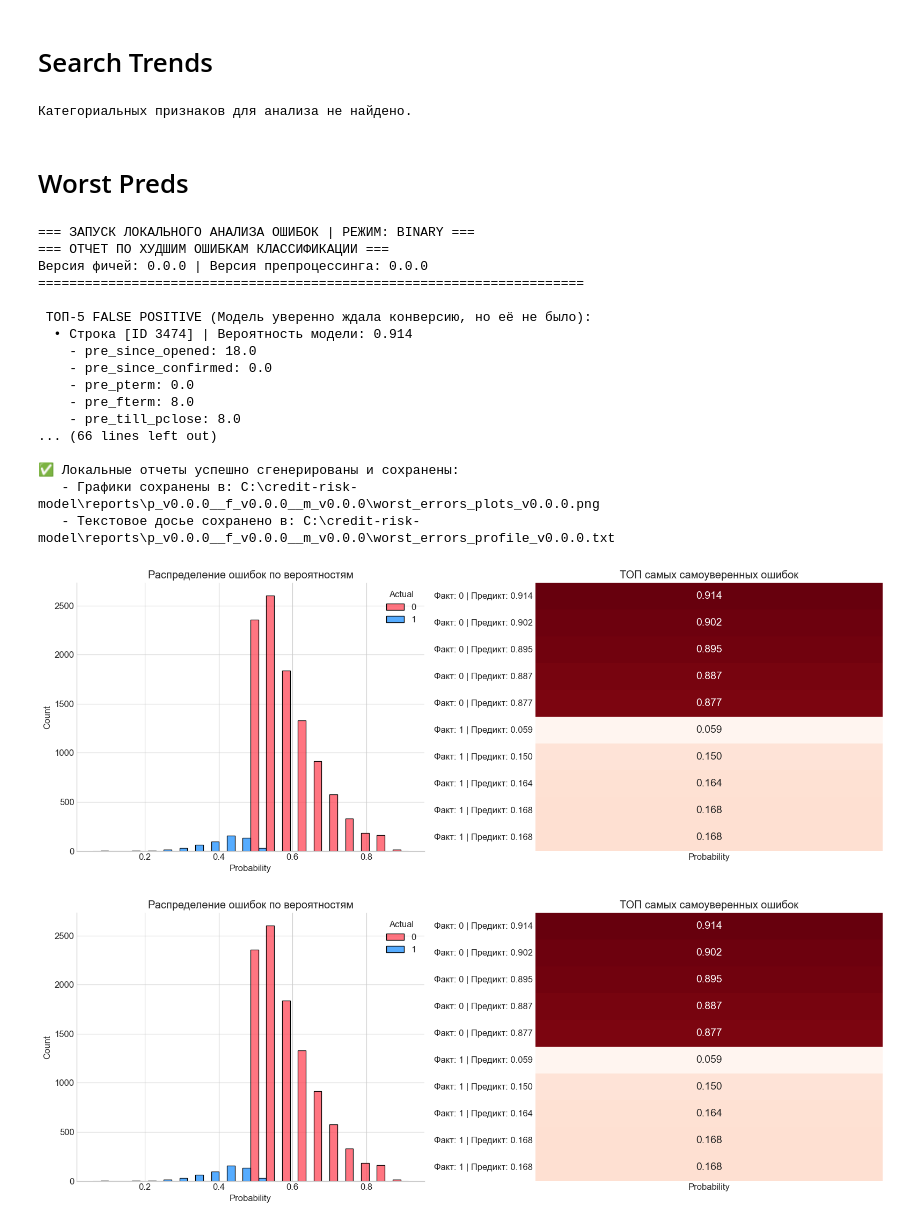
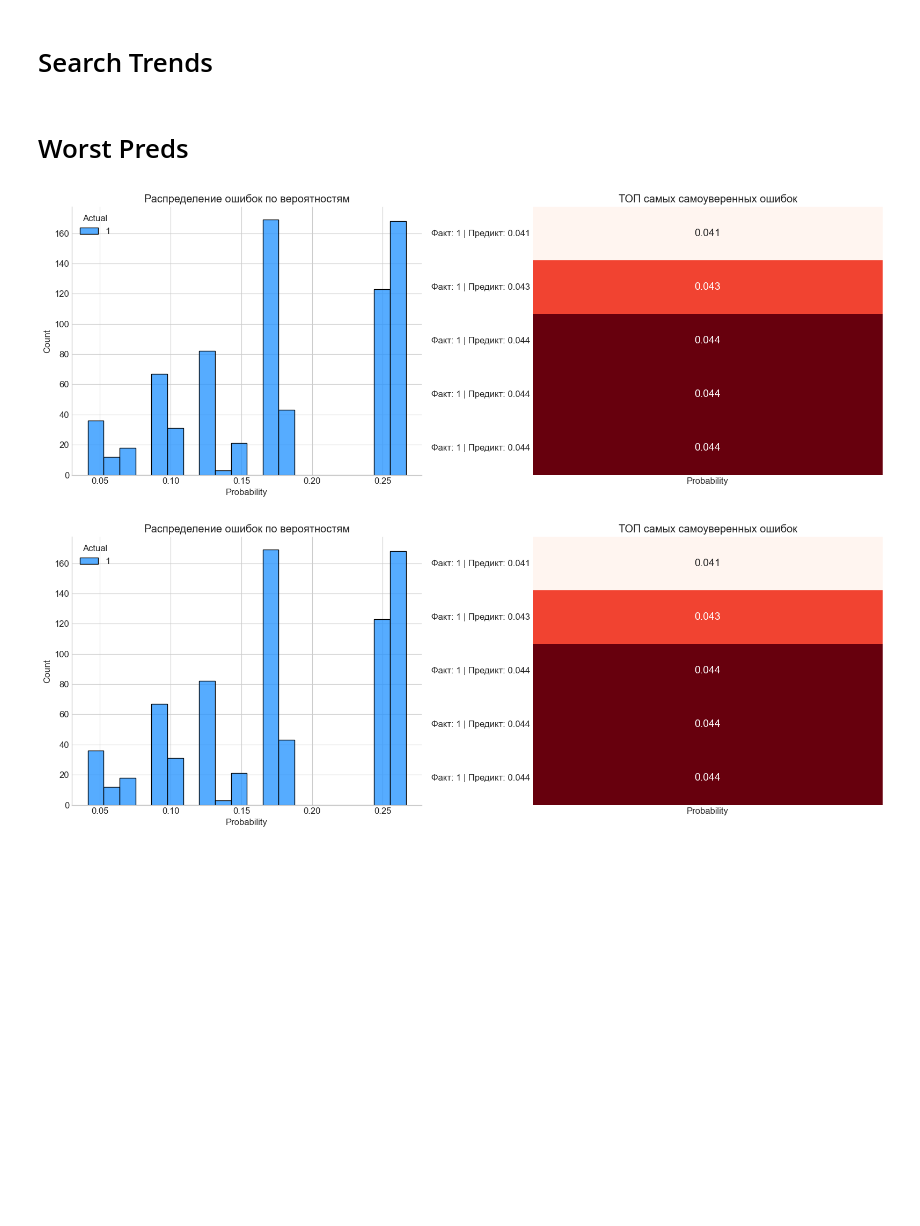
Before and after one commit to fenderfeniks/credit-risk-model, a Jupyter notebook: notebooks/4.0-error-analysis.ipynb, the cells around one changed output. Drawn from its saved outputs; the diff is of its cells as text; code cells hidden in the pictures; blank space fills up the shorter version.

```diff
--- a/notebooks/4.0-error-analysis.ipynb
+++ b/notebooks/4.0-error-analysis.ipynb
@@ -91,7 +91,9 @@ print("Загрузка препроцессора и весов модели...
 prep = joblib.load(models_dir / f"preprocessing_v{preprocessor_version}.pkl")
 
 model = get_model(cfg, project_root=PROJECT_ROOT)
-model.load(str(models_dir / f"{model_name}_v{model_version}.cbm"))
+model.load(str(models_dir / f"{model_name}_v{model_version}.pkl"))
+
+visual = ReportBuilder(cfg, PROJECT_ROOT)
 # %% [output]
 Загрузка препроцессора и весов модели...
 # %% [markdown]
@@ -112,30 +114,11 @@ error_analyse(model=model, error_df=error_df, X_val_clean=X_val_clean, cfg=cfg,
 # %% [markdown]
 # Search Trends
 # %%
-search_trends(error_df=error_df, cfg=cfg, project_root=PROJECT_ROOT)
+visual.search_trends(error_df=error_df)
-# %% [output]
-Категориальных признаков для анализа не найдено.
 # %% [markdown]
 # Worst Preds
 # %%
-worst_preds(error_df=error_df, cfg=cfg, project_root=PROJECT_ROOT)
+visual.worst_preds(error_df=error_df)
 # %% [output]
-=== ЗАПУСК ЛОКАЛЬНОГО АНАЛИЗА ОШИБОК | РЕЖИМ: BINARY ===
-=== ОТЧЕТ ПО ХУДШИМ ОШИБКАМ КЛАССИФИКАЦИИ ===
-Версия фичей: 0.0.0 | Версия препроцессинга: 0.0.0
-======================================================================
-
- ТОП-5 FALSE POSITIVE (Модель уверенно ждала конверсию, но её не было):
-  • Строка [ID 3474] | Вероятность модели: 0.914
-    - pre_since_opened: 18.0
-    - pre_since_confirmed: 0.0
-    - pre_pterm: 0.0
-    - pre_fterm: 8.0
-    - pre_till_pclose: 8.0
-... (66 lines left out)
-
-✅ Локальные отчеты успешно сгенерированы и сохранены:
-   - Графики сохранены в: C:\credit-risk-model\reports\p_v0.0.0__f_v0.0.0__m_v0.0.0\worst_errors_plots_v0.0.0.png
-   - Текстовое досье сохранено в: C:\credit-risk-model\reports\p_v0.0.0__f_v0.0.0__m_v0.0.0\worst_errors_profile_v0.0.0.txt
-[figure, old version]
+[figure, new version]
-[figure, old version]
+[figure, new version]
```
Also changed, not shown: parts of 3 cells of this notebook, 13 other files.
